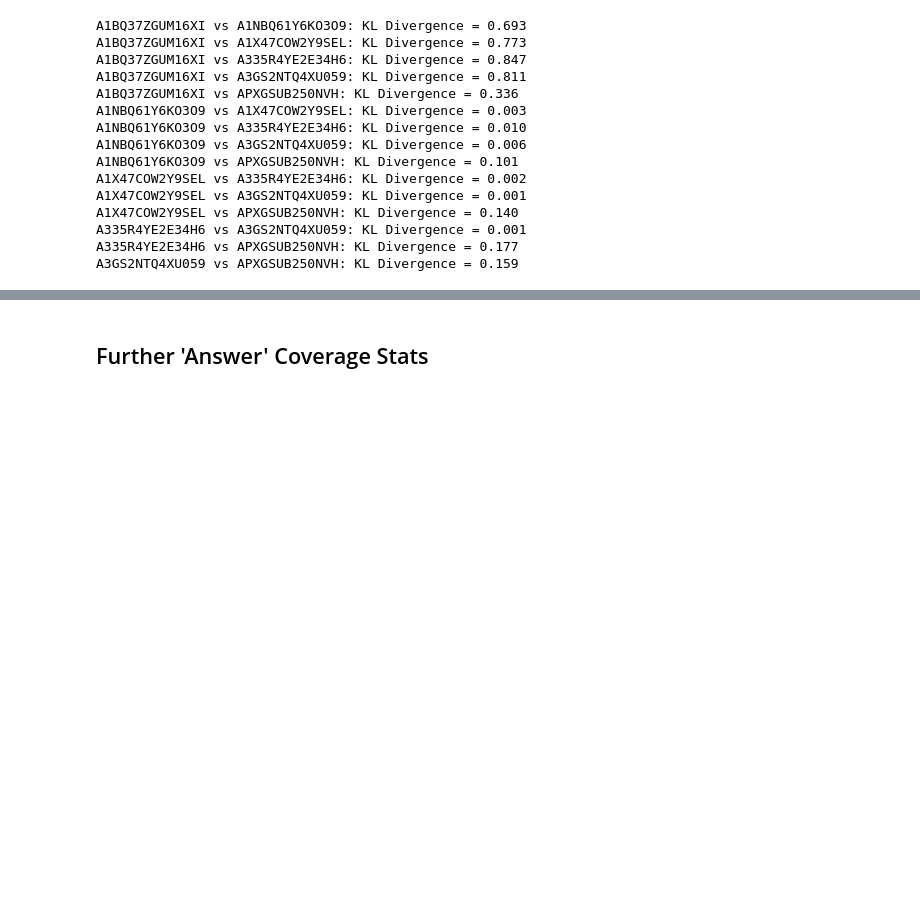
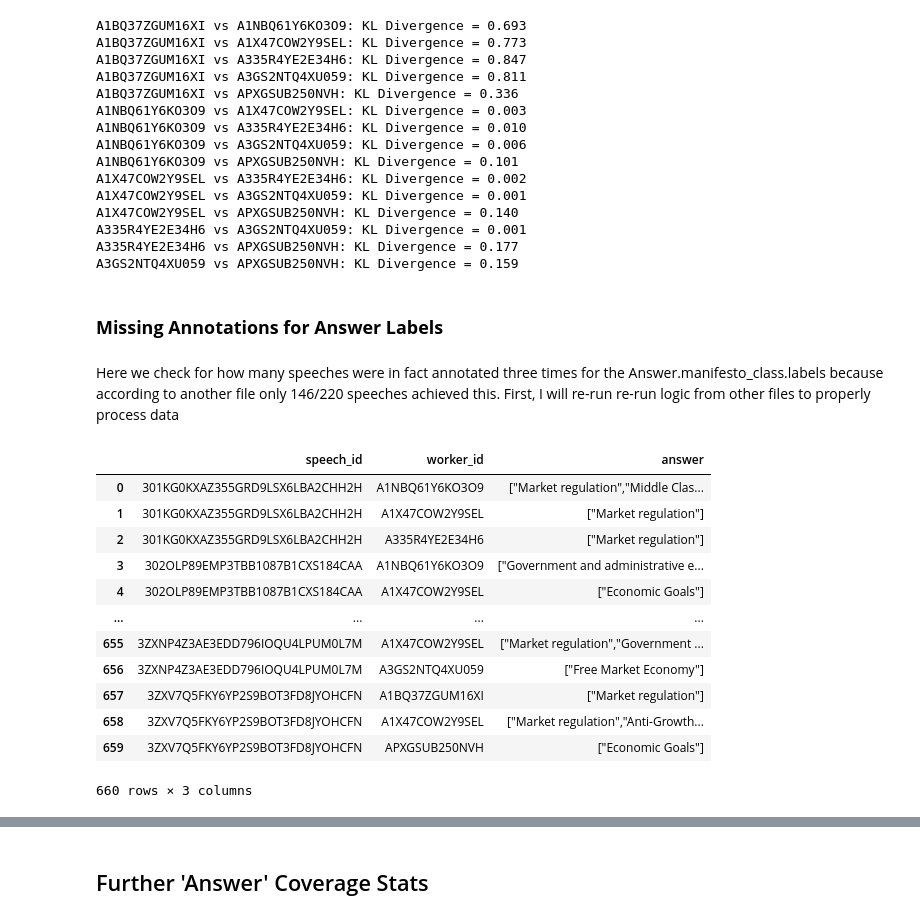
Before and after one commit to toletich311/manifesto_annotations, a Jupyter notebook: Annotations/Annotations_Descriptive_Statistics.ipynb, the cells around one changed output, grey strips where cells are left out. Saved outputs shown, nothing was run; the diff lists cells and outputs as text; code cells hidden in the pictures; blank space fills up the shorter version.

```diff
--- a/Annotations/Annotations_Descriptive_Statistics.ipynb
+++ b/Annotations/Annotations_Descriptive_Statistics.ipynb
@@ -367,3 +367,36 @@ A1X47COW2Y9SEL vs APXGSUB250NVH: KL Divergence = 0.140
 A335R4YE2E34H6 vs A3GS2NTQ4XU059: KL Divergence = 0.001
 A335R4YE2E34H6 vs APXGSUB250NVH: KL Divergence = 0.177
 A3GS2NTQ4XU059 vs APXGSUB250NVH: KL Divergence = 0.159
+# %% [markdown]
+### **Missing Annotations for Answer Labels**
+# %% [markdown]
+Here we check for how many speeches were in fact annotated three times for the Answer.manifesto_class.labels because according to another file only 146/220 speeches achieved this. First, I will re-run re-run logic from other files to properly process data
+# %%
+# only keep needed columns and rename
+df_clean = df[['HITId', 'WorkerId', 'Answer.manifesto_class.labels']].copy() #remove unnecessary columns
+df_clean.rename(columns={
+    'HITId': 'speech_id',
+    'WorkerId': 'worker_id',
+    'Answer.manifesto_class.labels': 'answer'
+}, inplace=True)
+
+# extra cleaning, dropping nulls, making sure all labels are ints,
+df_clean = df_clean.sort_values(by=['speech_id', 'worker_id']).reset_index(drop=True)
+
+# Final preview
+
+df_clean
+# %% [output]
+|  | speech_id | worker_id | answer |
+| 0 | 301KG0KXAZ355GRD9LSX6LBA2CHH2H | A1NBQ61Y6KO3O9 | ["Market regulation","Middle Clas... |
+| 1 | 301KG0KXAZ355GRD9LSX6LBA2CHH2H | A1X47COW2Y9SEL | ["Market regulation"] |
+| 2 | 301KG0KXAZ355GRD9LSX6LBA2CHH2H | A335R4YE2E34H6 | ["Market regulation"] |
+| 3 | 302OLP89EMP3TBB1087B1CXS184CAA | A1NBQ61Y6KO3O9 | ["Government and administrative e... |
+| 4 | 302OLP89EMP3TBB1087B1CXS184CAA | A1X47COW2Y9SEL | ["Economic Goals"] |
+| ... | ... | ... | ... |
+| 655 | 3ZXNP4Z3AE3EDD796IOQU4LPUM0L7M | A1X47COW2Y9SEL | ["Market regulation","Government ... |
+| 656 | 3ZXNP4Z3AE3EDD796IOQU4LPUM0L7M | A3GS2NTQ4XU059 | ["Free Market Economy"] |
+| 657 | 3ZXV7Q5FKY6YP2S9BOT3FD8JYOHCFN | A1BQ37ZGUM16XI | ["Market regulation"] |
+| 658 | 3ZXV7Q5FKY6YP2S9BOT3FD8JYOHCFN | A1X47COW2Y9SEL | ["Market regulation","Anti-Growth... |
+| 659 | 3ZXV7Q5FKY6YP2S9BOT3FD8JYOHCFN | APXGSUB250NVH | ["Economic Goals"] |
+660 rows × 3 columns
```
Also changed, not shown: parts of 7 cells of this notebook, 1 other file.
